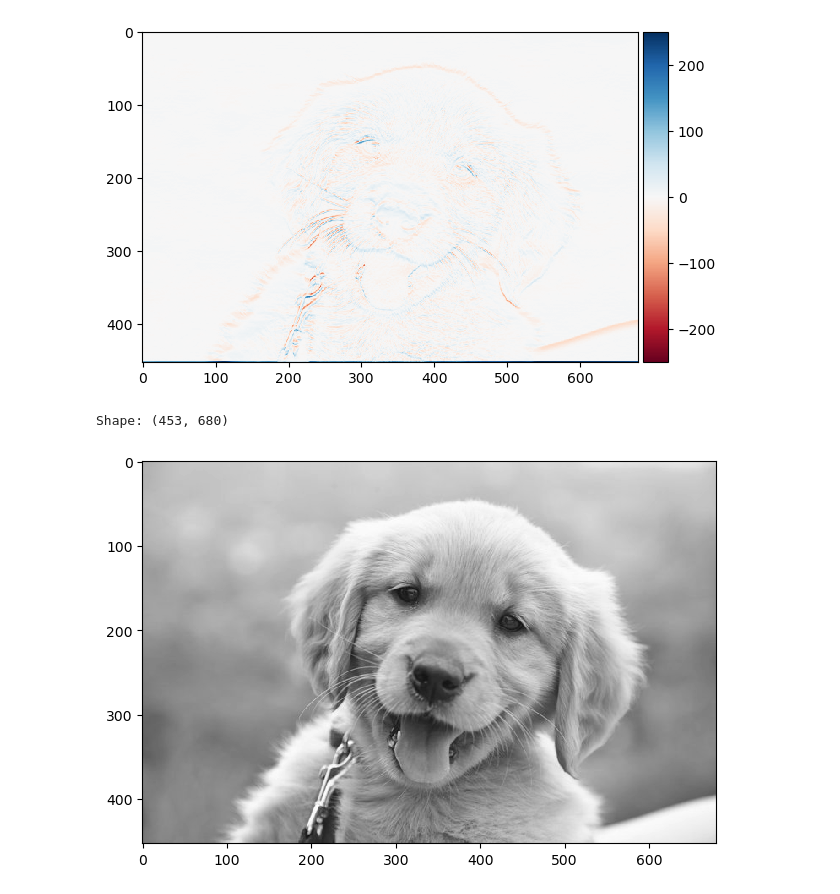
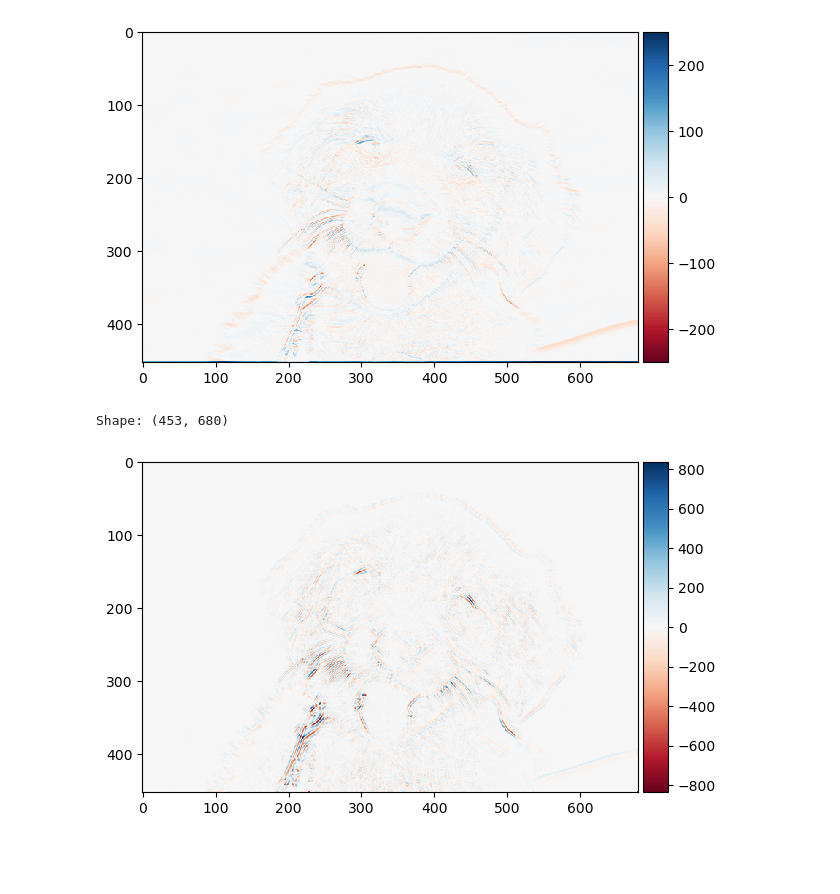
Before and after one commit to mika-jpd/Image_and_Vision_Computing, a Jupyter notebook: Lab_1/Untitled.ipynb, the cells around one changed output. Saved outputs shown, nothing was run; the diff lists cells and outputs as text; code cells hidden in the pictures; blank space fills up the shorter version.

```diff
--- a/Lab_1/Untitled.ipynb
+++ b/Lab_1/Untitled.ipynb
@@ -96,8 +103,28 @@ show_img(img_simple_edge_detect)
 # %% [output]
 Shape: (453, 680)
 [figure]
-# %%
-show_img(img)
-# %% [output]
-Shape: (453, 680)
-[figure, removed]
+# %%
+# get the Prewitt filter
+x_direction = [[1, 0, -1], [1, 0, -1], [1, 0, -1]]
+y_direction = [[1, 1, 1], [0, 0, 0], [-1, -1, -1]]
+
+img_prewitt_detect_x = signal.convolve2d(
+    img,
+    x_direction,
+    mode="same")
+
+img_prewitt_detect_y = signal.convolve2d(
+    img_prewitt_detect_x,
+    y_direction,
+    mode="same")
+
+def prewitt_operator(a, b):
+    return np.sqrt(a**2 + b**2)
+
+vprewitt_operator = np.vectorize(prewitt_operator)
+
+img_prewitt =
+show_img(img_prewitt_detect_y)
+# %% [output]
+Shape: (453, 680)
+[figure, added]
```
Also changed, not shown: parts of 8 cells of this notebook.
